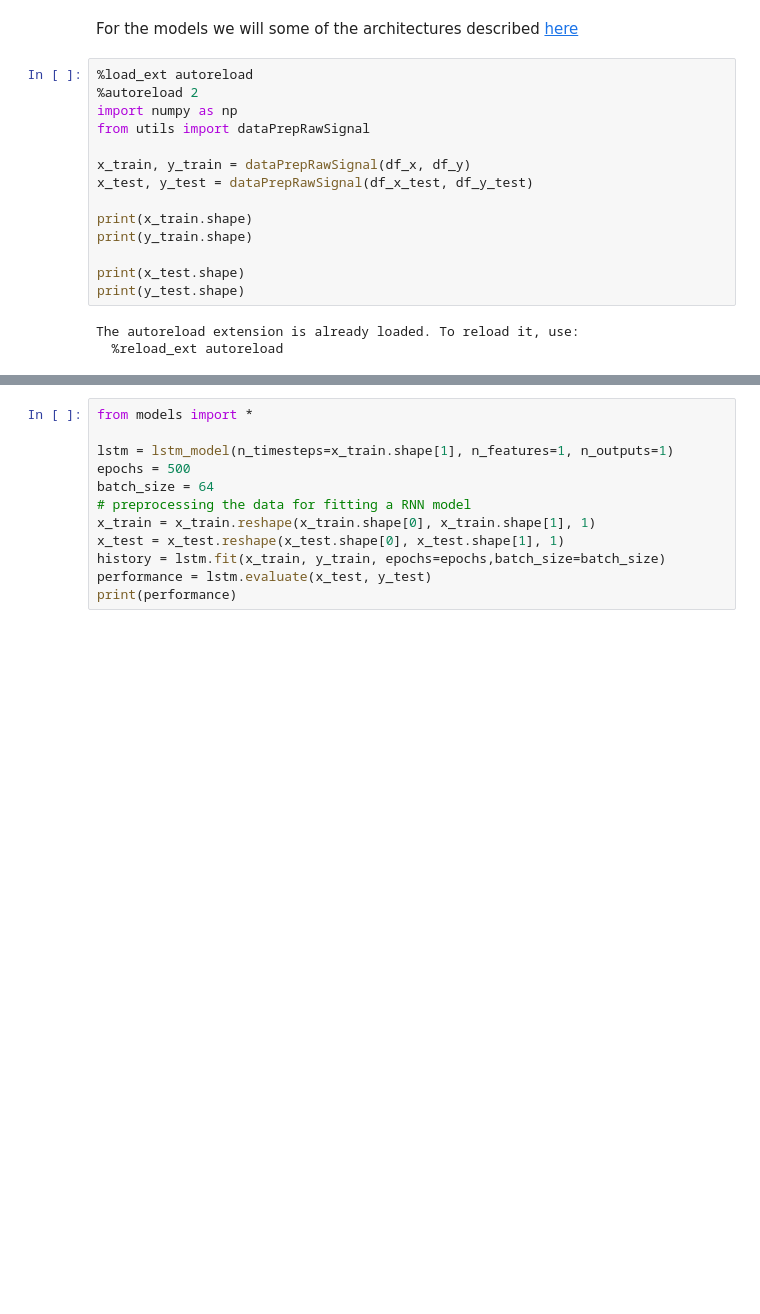
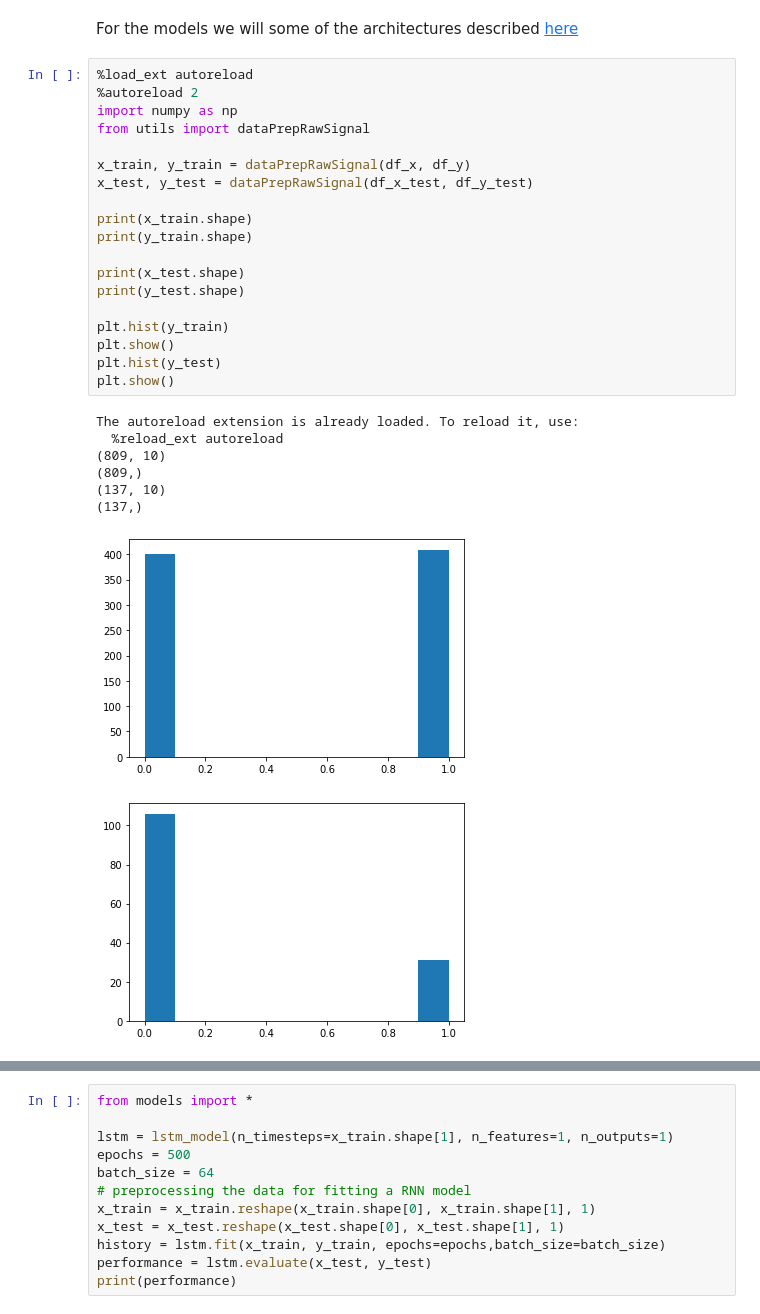
Before and after one commit to EnkrateiaLucca/stepsDetector, a Jupyter notebook: Lucas_Ivo_class_2_data_prep_and_model_fitting.ipynb, the cells around one changed output, grey strips where cells are left out. Saved outputs shown, nothing was run; the diff lists cells and outputs as text; blank space fills up the shorter version.

```diff
--- a/Lucas_Ivo_class_2_data_prep_and_model_fitting.ipynb
+++ b/Lucas_Ivo_class_2_data_prep_and_model_fitting.ipynb
@@ -91,18 +91,29 @@ For the models we will some of the architectures described [here](https://run.un
 # %%
 %load_ext autoreload
 %autoreload 2
 import numpy as np
 from utils import dataPrepRawSignal
 
 x_train, y_train = dataPrepRawSignal(df_x, df_y)
 x_test, y_test = dataPrepRawSignal(df_x_test, df_y_test)
 
 print(x_train.shape)
 print(y_train.shape)
 
 print(x_test.shape)
 print(y_test.shape)
+
+plt.hist(y_train)
+plt.show()
+plt.hist(y_test)
+plt.show()
 # %% [output]
 The autoreload extension is already loaded. To reload it, use:
   %reload_ext autoreload
+(809, 10)
+(809,)
+(137, 10)
+(137,)
+[figure, added]
+[figure, added]
 # %%
```
Also changed, not shown: parts of 1 cell of this notebook, 1 other file.
